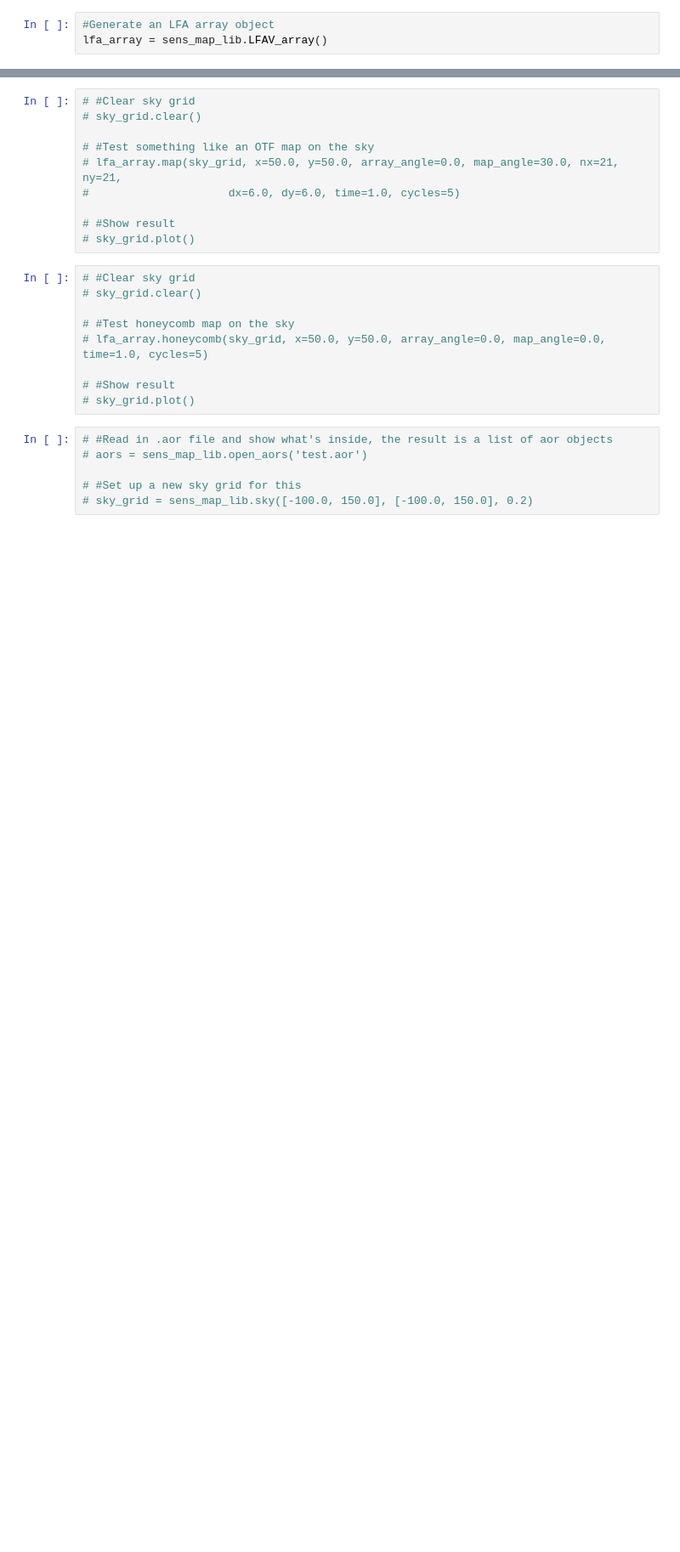
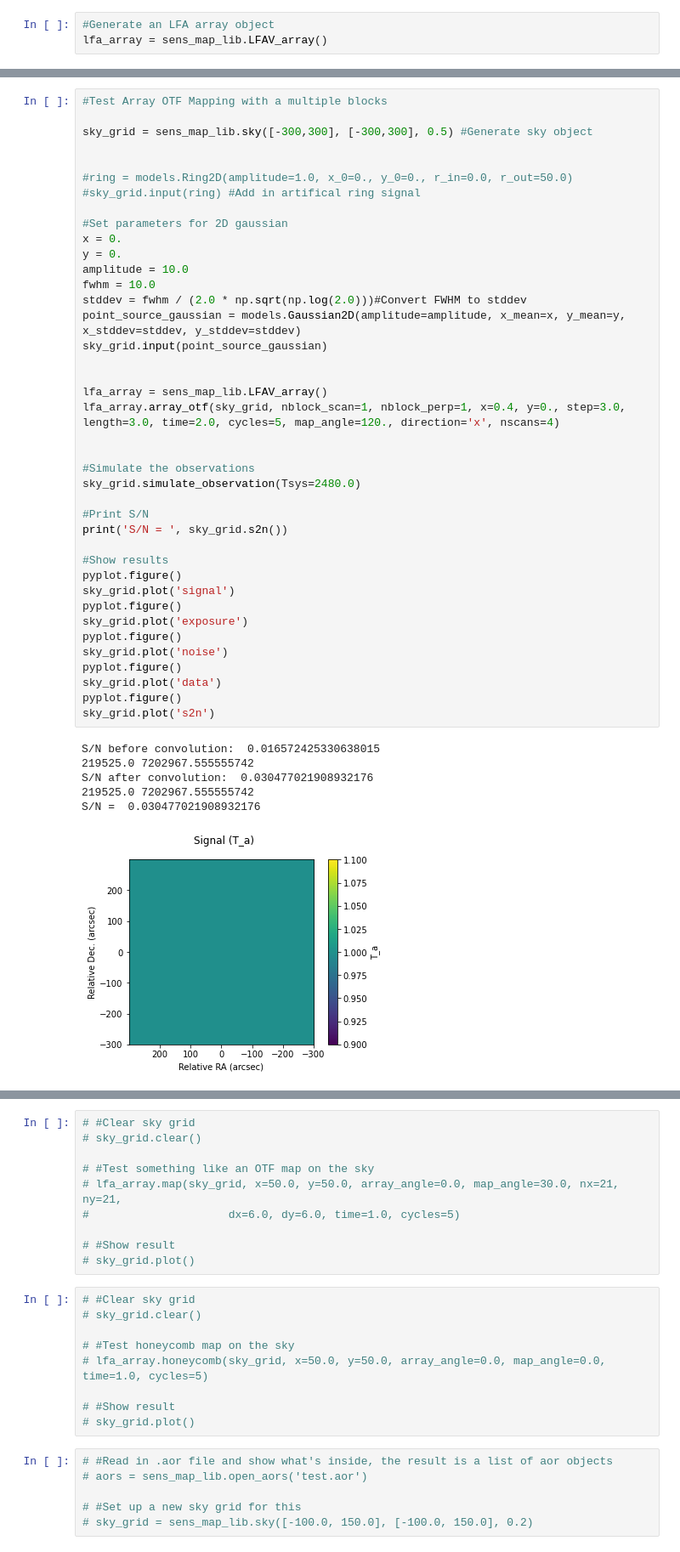
Before and after one commit to kfkaplan/the_greatest_sensitivity_mapper, a Jupyter notebook: test_sense_map.ipynb, the cells around one changed output, grey strips where cells are left out. Shown at 85% size. Cells and saved outputs as stored; diff of their text form; blank space fills up the shorter version.

Commit message:
Added array OTF mapping and fixed a bunch of bugs.

```diff
--- a/test_sense_map.ipynb
+++ b/test_sense_map.ipynb
@@ -225,0 +234,47 @@ S/N after convolution:  5.243246126143878
+# %%
+#Test Array OTF Mapping with a multiple blocks
+
+sky_grid = sens_map_lib.sky([-300,300], [-300,300], 0.5) #Generate sky object
+
+
+#ring = models.Ring2D(amplitude=1.0, x_0=0., y_0=0., r_in=0.0, r_out=50.0)
+#sky_grid.input(ring) #Add in artifical ring signal
+
+#Set parameters for 2D gaussian
+x = 0.
+y = 0.
+amplitude = 10.0
+fwhm = 10.0
+stddev = fwhm / (2.0 * np.sqrt(np.log(2.0)))#Convert FWHM to stddev
+point_source_gaussian = models.Gaussian2D(amplitude=amplitude, x_mean=x, y_mean=y, x_stddev=stddev, y_stddev=stddev)
+sky_grid.input(point_source_gaussian)
+
+
+lfa_array = sens_map_lib.LFAV_array()
+lfa_array.array_otf(sky_grid, nblock_scan=1, nblock_perp=1, x=0.4, y=0., step=3.0, length=3.0, time=2.0, cycles=5, map_angle=120., direction='x', nscans=4)
+
+
+#Simulate the observations
+sky_grid.simulate_observation(Tsys=2480.0)
+
+#Print S/N
+print('S/N = ', sky_grid.s2n())
+
+#Show results
+pyplot.figure()
+sky_grid.plot('signal')
+pyplot.figure()
+sky_grid.plot('exposure')
+pyplot.figure()
+sky_grid.plot('noise')
+pyplot.figure()
+sky_grid.plot('data')
+pyplot.figure()
+sky_grid.plot('s2n')
+# %% [output]
+S/N before convolution:  0.016572425330638015
+219525.0 7202967.555555742
+S/N after convolution:  0.030477021908932176
+219525.0 7202967.555555742
+S/N =  0.030477021908932176
+[figure, added]
```
Also changed, not shown: parts of 12 cells of this notebook, 1 other file.
